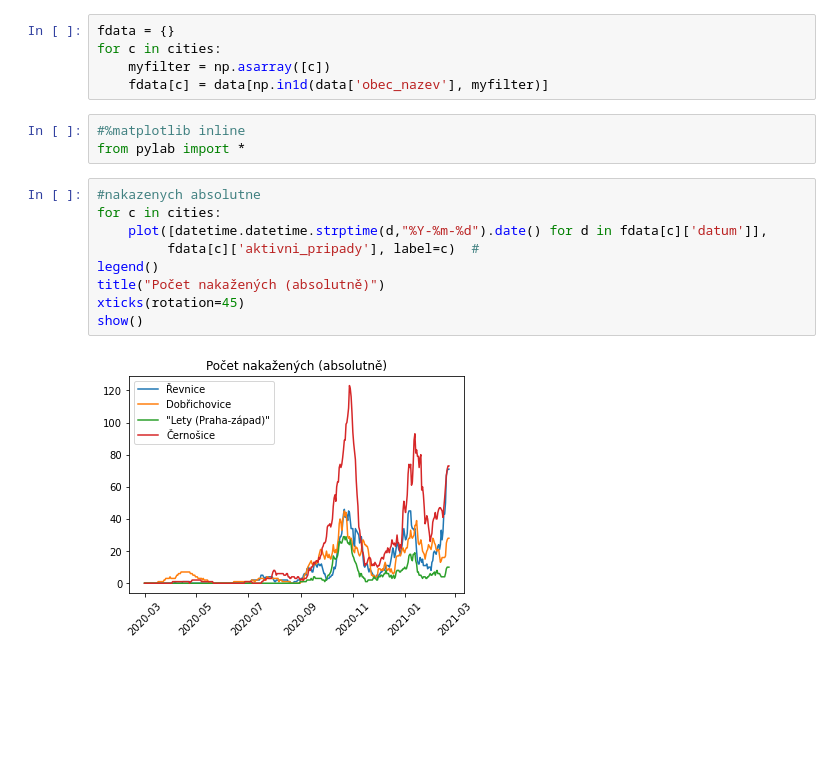
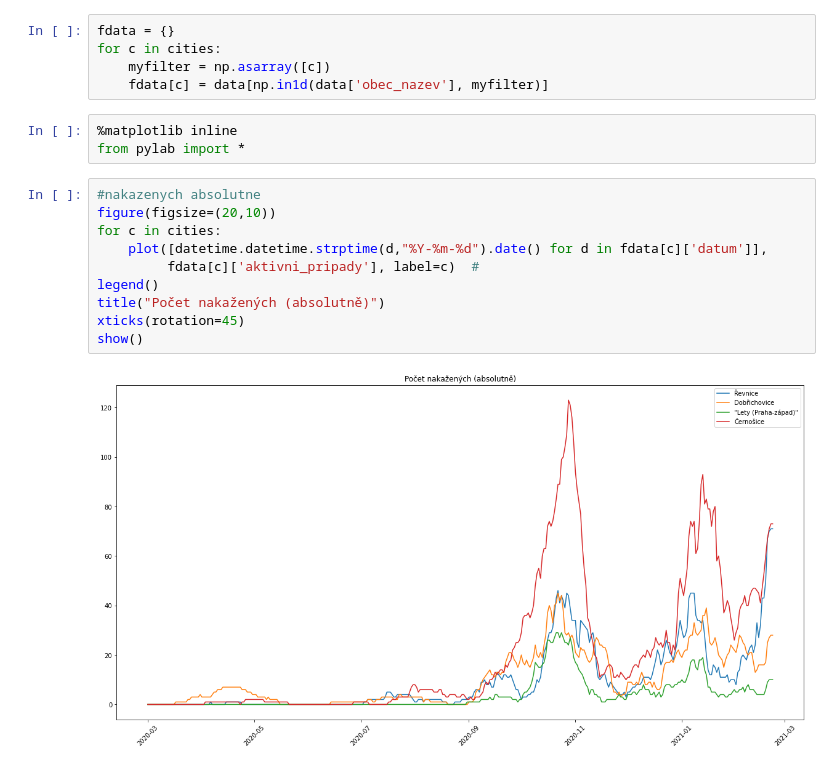
Before and after one commit to me2d09/coviduberounky, a Jupyter notebook: index.ipynb, the cells around one changed output. Saved outputs shown, nothing was run; the diff lists cells and outputs as text; blank space fills up the shorter version.

Commit message:
Bigger figures

```diff
--- a/index.ipynb
+++ b/index.ipynb
@@ -23,18 +23,19 @@ for c in cities:
     myfilter = np.asarray([c])
     fdata[c] = data[np.in1d(data['obec_nazev'], myfilter)]
 # %%
-#%matplotlib inline
+%matplotlib inline
 from pylab import *
 # %%
 #nakazenych absolutne
+figure(figsize=(20,10))
 for c in cities:
     plot([datetime.datetime.strptime(d,"%Y-%m-%d").date() for d in fdata[c]['datum']],
          fdata[c]['aktivni_pripady'], label=c)  #
 legend()
 title("Počet nakažených (absolutně)")
 xticks(rotation=45)
 show()
 # %% [output]
-[figure, old version]
+[figure, new version]
 # %%
 #nakazenych na 100 obyvatel
```
Also changed, not shown: parts of 2 cells of this notebook.
